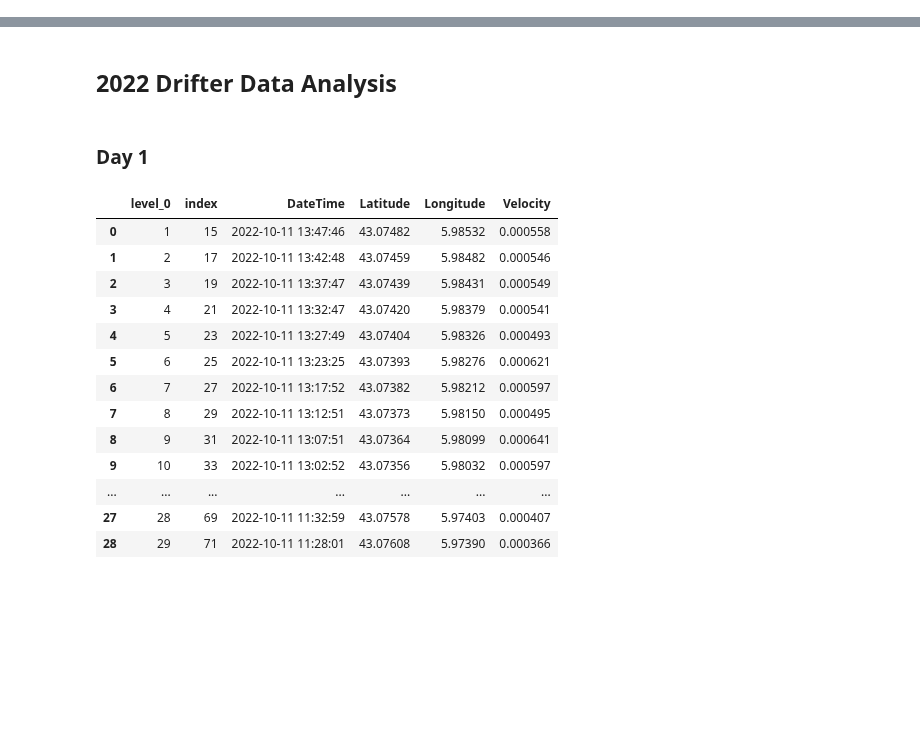
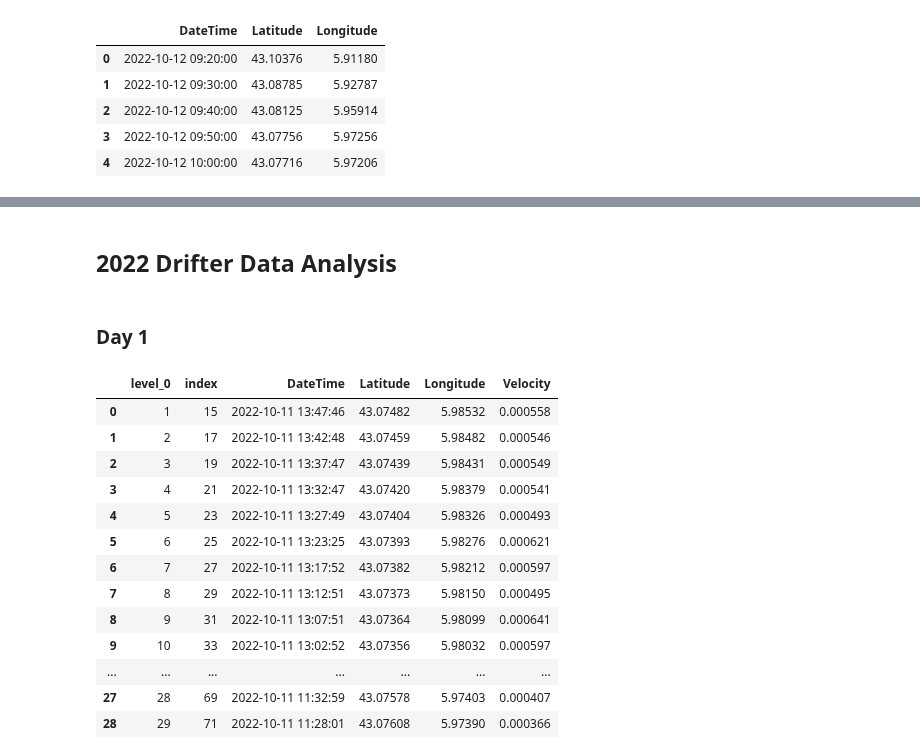
Before and after one commit to olanrewajufarooq/OceanographyAnalysis, a Jupyter notebook: Python/drifter.ipynb, the cells around one changed output, grey strips where cells are left out. Cells and saved outputs as stored; diff of their text form; code cells hidden in the pictures; blank space fills up the shorter version.

```diff
--- a/Python/drifter.ipynb
+++ b/Python/drifter.ipynb
@@ -336,2 +364,11 @@ D.time_shift(2)
+# %%
+D.data[key].head()
+# %% [output]
+|  | DateTime | Latitude | Longitude |
+| 0 | 2022-10-12 09:20:00 | 43.10376 | 5.91180 |
+| 1 | 2022-10-12 09:30:00 | 43.08785 | 5.92787 |
+| 2 | 2022-10-12 09:40:00 | 43.08125 | 5.95914 |
+| 3 | 2022-10-12 09:50:00 | 43.07756 | 5.97256 |
+| 4 | 2022-10-12 10:00:00 | 43.07716 | 5.97206 |
 # %%
 D.extract_data()
```
Also changed, not shown: parts of 9 cells of this notebook.
